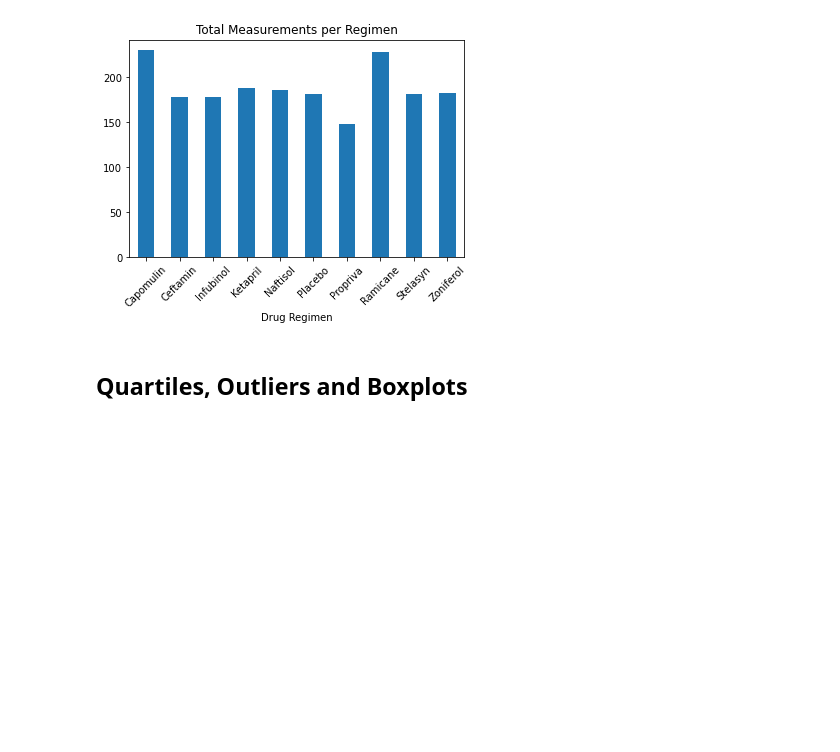
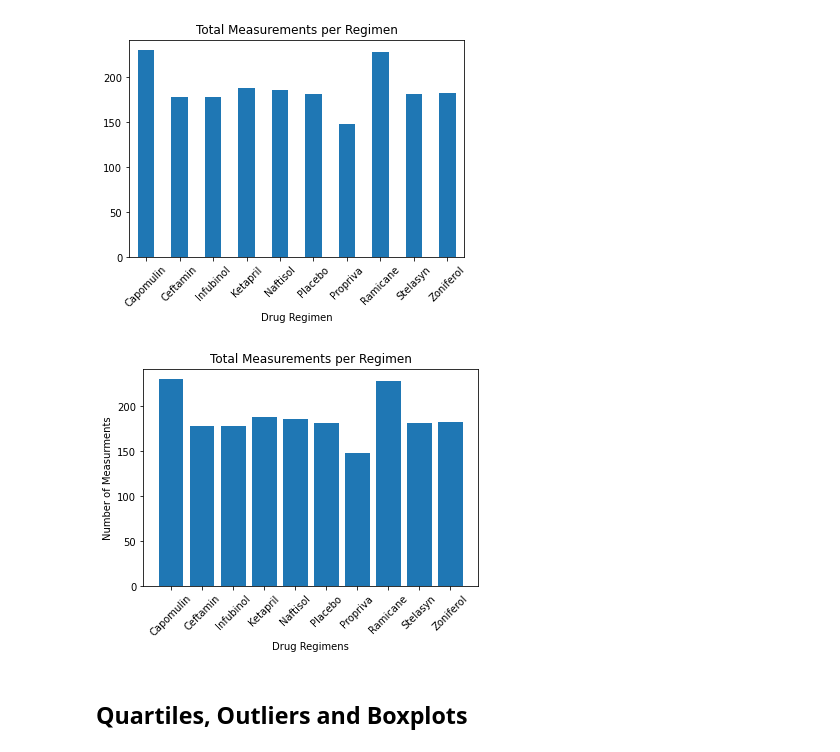
Before and after one commit to etreznoski/pymaceuticals_scc_analysis, a Jupyter notebook: pymaceuticals_starter.ipynb, the cells around one changed output. Cells and saved outputs as stored; diff of their text form; code cells hidden in the pictures; blank space fills up the shorter version.

Commit message:
completed bar charts

```diff
--- a/pymaceuticals_starter.ipynb
+++ b/pymaceuticals_starter.ipynb
@@ -194,3 +192,17 @@ regimen_group["Timepoint"].count().plot(kind="bar",title="Total Measurements per
+# %%
+# Generate a bar plot showing the total number of measurements taken on each drug regimen using pyplot.
+y_axis = regimen_group["Timepoint"].count()
+x_axis = clean_mouse_study["Drug Regimen"].unique()
+plt.bar(x_axis, y_axis)
+tick_locations = [value for value in x_axis]
+plt.xticks(tick_locations, ["Capomulin", "Ceftamin", "Infubinol", "Ketapril", "Naftisol", "Placebo",
+                            "Propriva", "Ramicane", "Stelasyn", "Zoniferol"], rotation=45)
+plt.title('Total Measurements per Regimen')
+plt.xlabel('Drug Regimens')
+plt.ylabel('Number of Measurments')
+plt.show()
+# %% [output]
+[figure, added]
 # %%
 # Generate a pie plot showing the distribution of female versus male mice using pandas
 # %%
```
Also changed, not shown: parts of 1 cell of this notebook.
